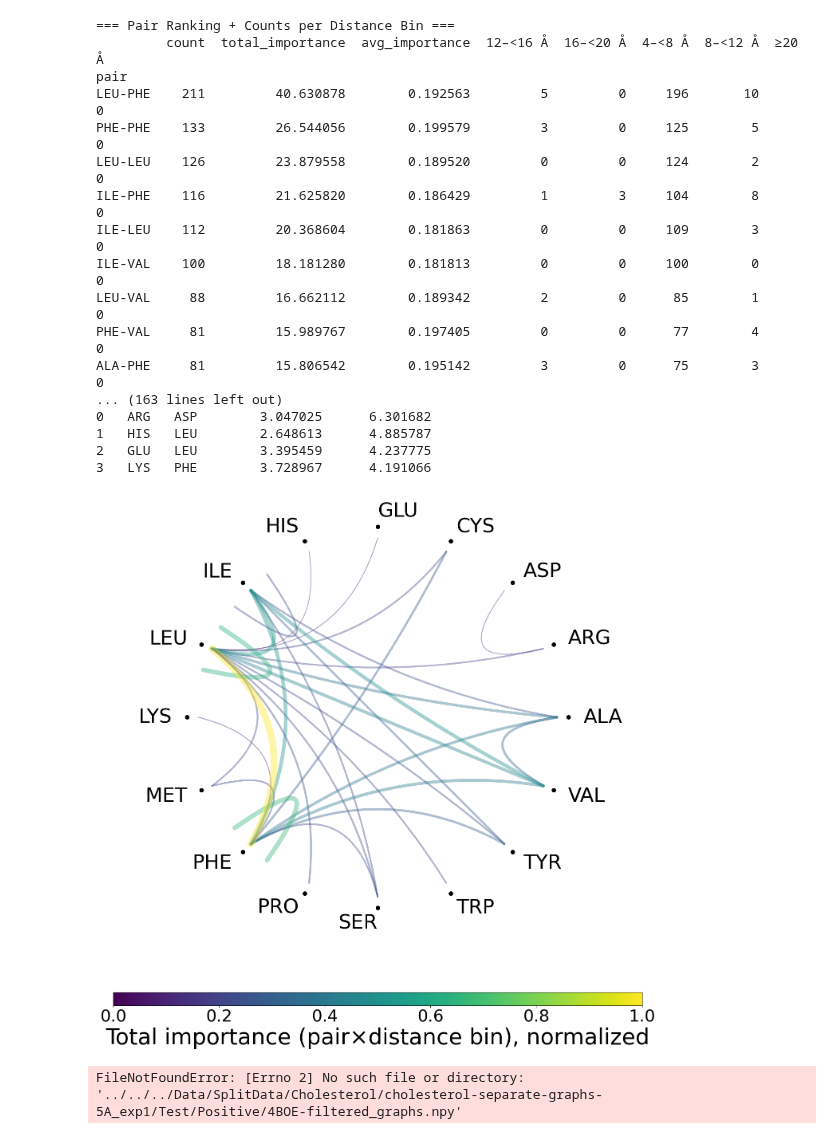
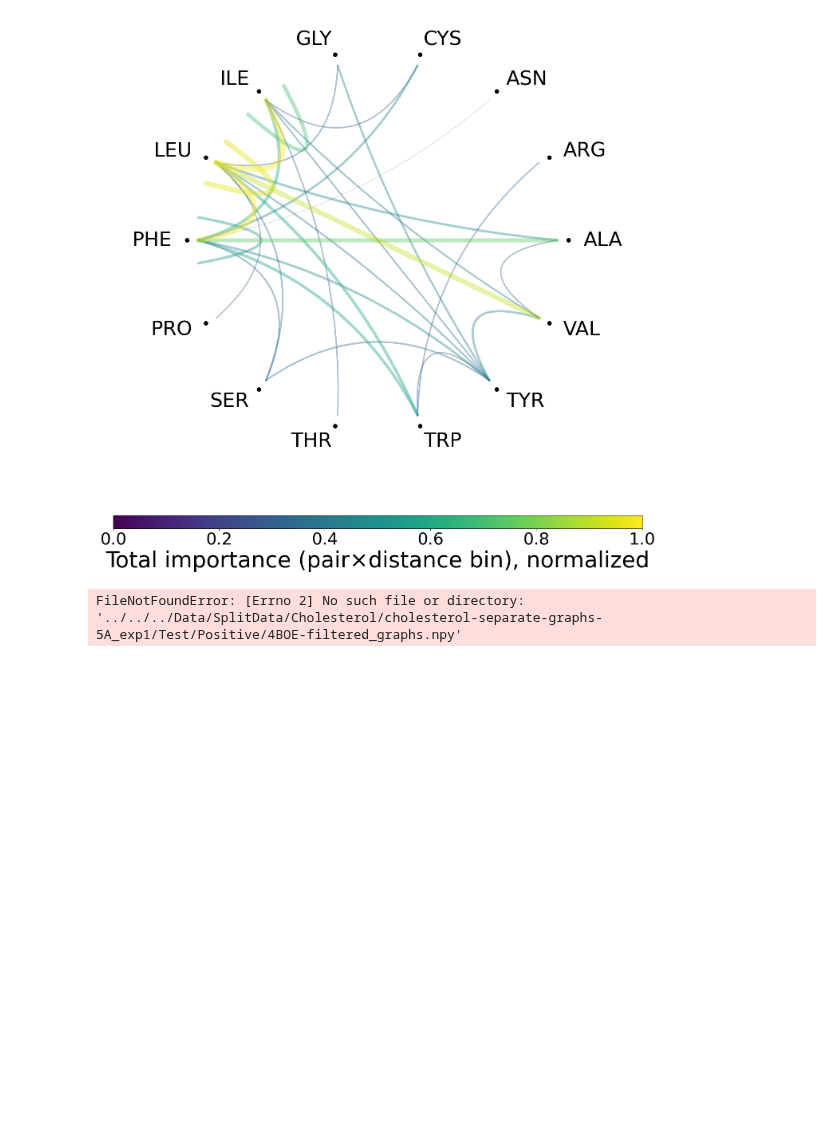
Before and after one commit to LynaLuo-Lab/CholBindNet, a Jupyter notebook: CaseEvaluation/GCN_interpretation.ipynb, the cells around one changed output. Cells and saved outputs as stored; diff of their text form; code cells hidden in the pictures; blank space fills up the shorter version.

Commit message:
Have 5 experiments results for positives

```diff
--- a/CaseEvaluation/GCN_interpretation.ipynb
+++ b/CaseEvaluation/GCN_interpretation.ipynb
@@ -346,21 +323,21 @@ See the caveats in the documentation: https://pandas.pydata.org/pandas-docs/stab
 # %%
-for exp_index, experiment_models in enumerate(all_models[:1]):
+for exp_index, experiment_models in enumerate(all_models):
     atom_subtype_counter = Counter()
     residue_type_counter = Counter()
     distance_list = []
     edge_records = []  # put this BEFORE your big loops
 
-    npy_files = glob.glob(f'/home/alexhernandez/transmembranebindingAI/Data/SplitData/Cholesterol/cholesterol-separate-graphs-5A_exp{exp_index + 1}/Test/Unlabeled/*.npy')
-    #npy_files.extend(glob.glob(f'/home/alexhernandez/transmembranebindingAI/Data/SplitData/Cholesterol/IvanTestSet/ivan-separate-graphs-5A/positive/*.npy'))
-    for index, npy_file in enumerate(files):
+    npy_files = glob.glob(f'/home/alexhernandez/transmembranebindingAI/Data/SplitData/Cholesterol/cholesterol-separate-graphs-5A_exp{exp_index + 1}/Test/Positive/*.npy')
+    npy_files.extend(glob.glob(f'/home/alexhernandez/transmembranebindingAI/Data/SplitData/Cholesterol/IvanTestSet/ivan-separate-graphs-5A/positive/*.npy'))
+    for index, npy_file in enumerate(npy_files):
         if index % 10 == 0:
-            print("Progress:", index, "/", len(files))
+            print("Progress:", index, "/", len(npy_files))
 
         basename = os.path.basename(npy_file)
-        if "positive" in npy_file:
-            pdb_file = f"../GNN/filtered-pdbs-distinct-5A/unlabeled/{basename[:7]}-positive.pdb"
+        if "ivan" in npy_file:
+            pdb_file = f"../GNN/ivan-pdbs-distinct-5A/positive/{basename[:4]}-filtered.pdb"
         else:
-            pdb_file = f"../GNN/filtered-pdbs-distinct-5A/unlabeled/{basename[:7]}.pdb"
+            pdb_file = f"../GNN/filtered-pdbs-distinct-5A/positive/{basename[:4]}-filtered.pdb"
 
         edge_counts = Counter()  # key: (min_idx, max_idx) -> count
         # Keep stats for tie-breaks and metadata
@@ -676,8 +653,8 @@ if filtered_df.empty:
 # Remove edges where src or tgt residue is GLU or MET
 filtered_df = filtered_df[
     ~(
-        filtered_df["src_res"].isin(["GLY", "THR"]) |
-        filtered_df["tgt_res"].isin(["GLY", "THR"])
+        filtered_df["src_res"].isin(["GLU", "ASP", "HIS"]) |
+        filtered_df["tgt_res"].isin(["GLU", "ASP", "HIS"])
     )
 ]
 
@@ -950,7 +927,7 @@ def plot_residue_chord_raw(
         return fig, ax
 
 
-target_residues = ["ASP", "HIS", "GLU", "LYS"]
+target_residues = ["GLY", "ASN", "PRO"]
 top_k = 30  # total edges you want on the plot
 
 # --- Top 3 edges per target residue (ASN, HIS) ---
@@ -1010,21 +987,4 @@ GLU-LYS 8–<12 Å       0          0.000000             NaN             NaN
-=== Pair Ranking + Counts per Distance Bin ===
-         count  total_importance  avg_importance  12–<16 Å  16–<20 Å  4–<8 Å  8–<12 Å  ≥20 Å
-pair
-LEU-PHE    211         40.630878        0.192563         5         0     196       10      0
-PHE-PHE    133         26.544056        0.199579         3         0     125        5      0
-LEU-LEU    126         23.879558        0.189520         0         0     124        2      0
-ILE-PHE    116         21.625820        0.186429         1         3     104        8      0
-ILE-LEU    112         20.368604        0.181863         0         0     109        3      0
-ILE-VAL    100         18.181280        0.181813         0         0     100        0      0
-LEU-VAL     88         16.662112        0.189342         2         0      85        1      0
-PHE-VAL     81         15.989767        0.197405         0         0      77        4      0
-ALA-PHE     81         15.806542        0.195142         3         0      75        3      0
-... (163 lines left out)
-0   ARG   ASP        3.047025      6.301682
-1   HIS   LEU        2.648613      4.885787
-2   GLU   LEU        3.395459      4.237775
-3   LYS   PHE        3.728967      4.191066
-[figure, old version]
+[figure, new version]
 # %%
 import pandas as pd
 
```
Also changed, not shown: parts of 4 cells of this notebook, 1 other file.
